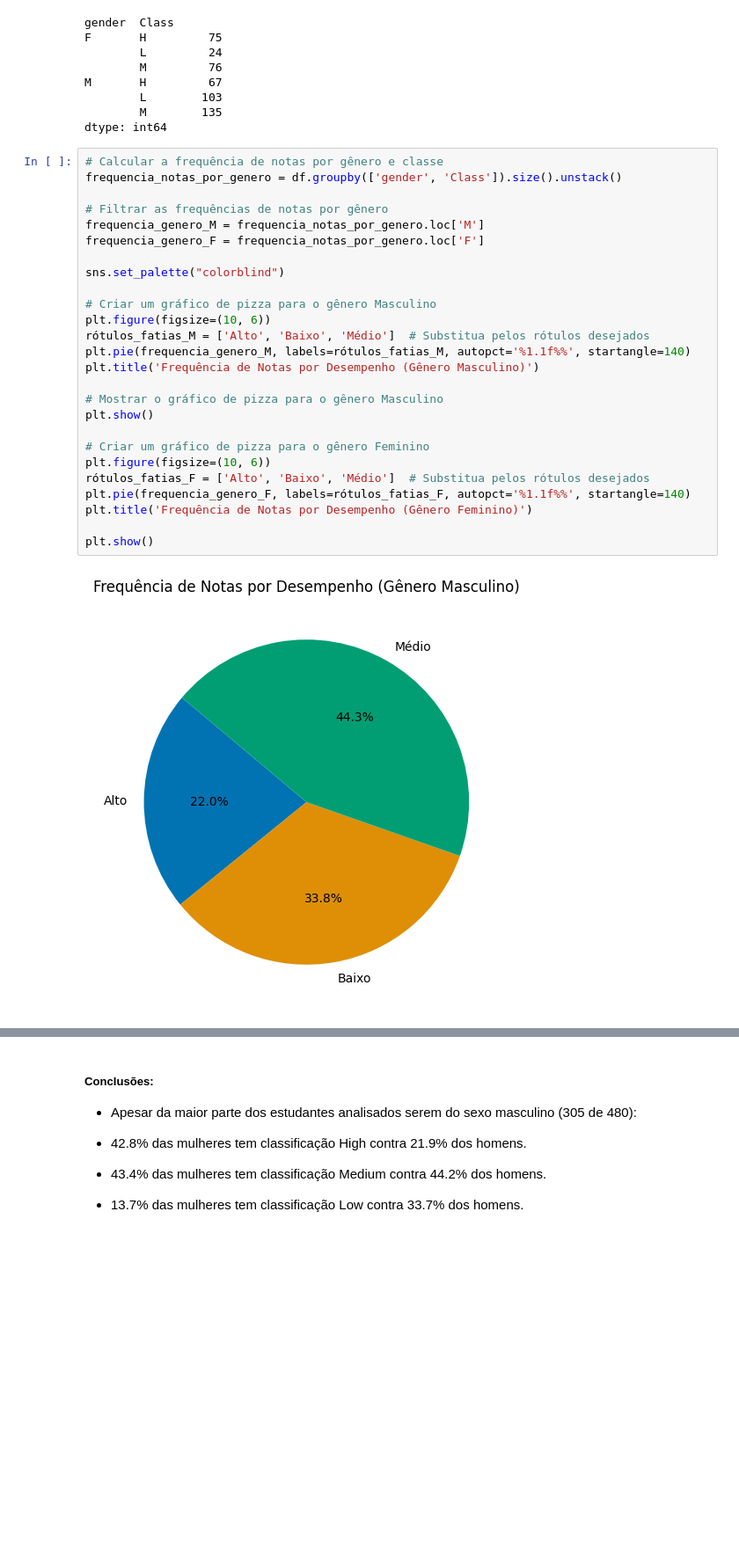
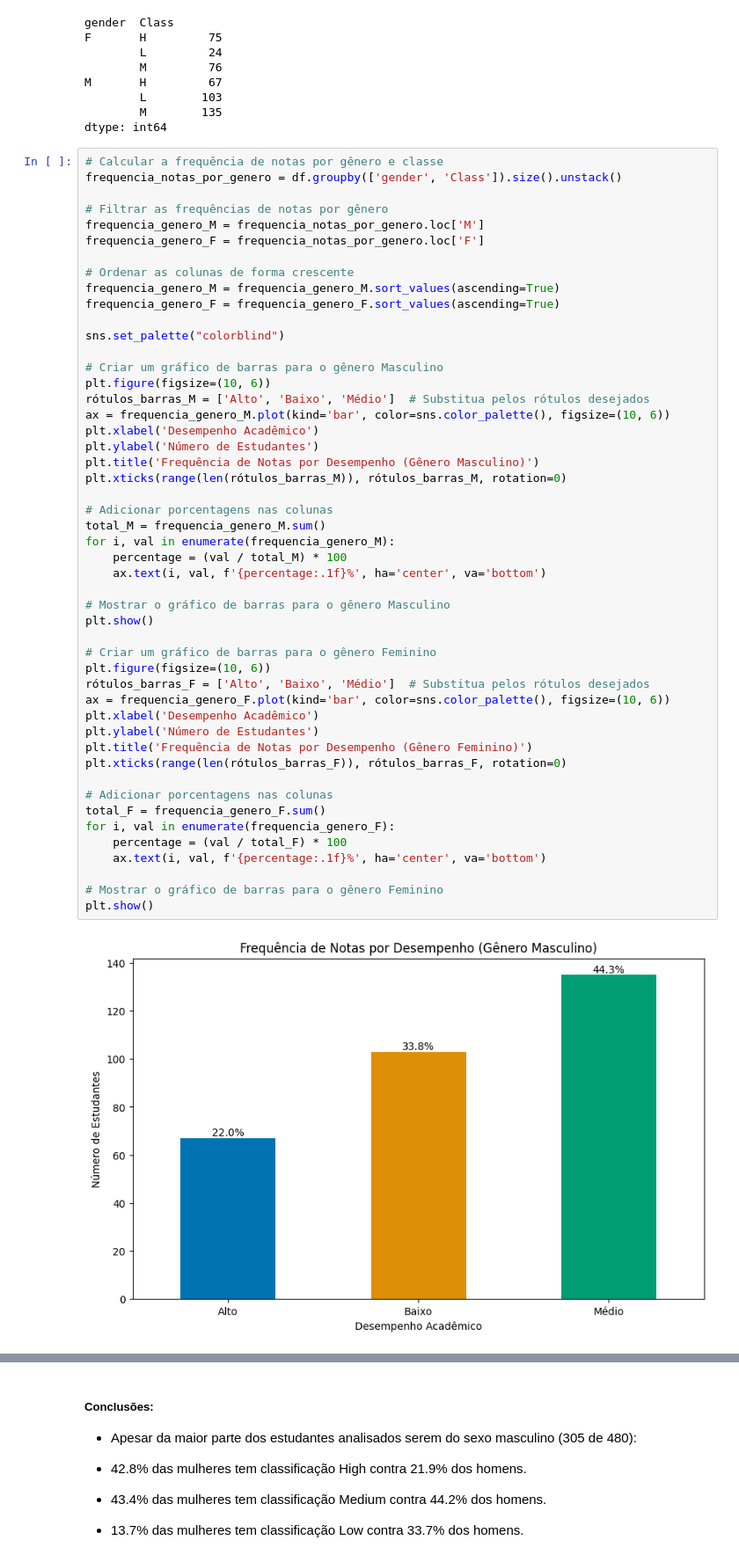
Before and after one commit to leticiaanobre/analise-exploratoria-estudantes, a Jupyter notebook: notebooks/01-exploratory_data_analysis.ipynb, the cells around one changed output, grey strips where cells are left out. Shown at 88% size. Cells and saved outputs as stored; diff of their text form; blank space fills up the shorter version.

```diff
--- a/notebooks/01-exploratory_data_analysis.ipynb
+++ b/notebooks/01-exploratory_data_analysis.ipynb
@@ -161,28 +161,51 @@ dtype: int64
 # %%
 # Calcular a frequência de notas por gênero e classe
 frequencia_notas_por_genero = df.groupby(['gender', 'Class']).size().unstack()
 
 # Filtrar as frequências de notas por gênero
 frequencia_genero_M = frequencia_notas_por_genero.loc['M']
 frequencia_genero_F = frequencia_notas_por_genero.loc['F']
 
+# Ordenar as colunas de forma crescente
+frequencia_genero_M = frequencia_genero_M.sort_values(ascending=True)
+frequencia_genero_F = frequencia_genero_F.sort_values(ascending=True)
+
 sns.set_palette("colorblind")
 
-# Criar um gráfico de pizza para o gênero Masculino
+# Criar um gráfico de barras para o gênero Masculino
 plt.figure(figsize=(10, 6))
-rótulos_fatias_M = ['Alto', 'Baixo', 'Médio']  # Substitua pelos rótulos desejados
-plt.pie(frequencia_genero_M, labels=rótulos_fatias_M, autopct='%1.1f%%', startangle=140)
+rótulos_barras_M = ['Alto', 'Baixo', 'Médio']  # Substitua pelos rótulos desejados
+ax = frequencia_genero_M.plot(kind='bar', color=sns.color_palette(), figsize=(10, 6))
+plt.xlabel('Desempenho Acadêmico')
+plt.ylabel('Número de Estudantes')
 plt.title('Frequência de Notas por Desempenho (Gênero Masculino)')
+plt.xticks(range(len(rótulos_barras_M)), rótulos_barras_M, rotation=0)
 
-# Mostrar o gráfico de pizza para o gênero Masculino
+# Adicionar porcentagens nas colunas
+total_M = frequencia_genero_M.sum()
+for i, val in enumerate(frequencia_genero_M):
+    percentage = (val / total_M) * 100
+    ax.text(i, val, f'{percentage:.1f}%', ha='center', va='bottom')
+
+# Mostrar o gráfico de barras para o gênero Masculino
 plt.show()
 
-# Criar um gráfico de pizza para o gênero Feminino
+# Criar um gráfico de barras para o gênero Feminino
 plt.figure(figsize=(10, 6))
-rótulos_fatias_F = ['Alto', 'Baixo', 'Médio']  # Substitua pelos rótulos desejados
-plt.pie(frequencia_genero_F, labels=rótulos_fatias_F, autopct='%1.1f%%', startangle=140)
+rótulos_barras_F = ['Alto', 'Baixo', 'Médio']  # Substitua pelos rótulos desejados
+ax = frequencia_genero_F.plot(kind='bar', color=sns.color_palette(), figsize=(10, 6))
+plt.xlabel('Desempenho Acadêmico')
+plt.ylabel('Número de Estudantes')
 plt.title('Frequência de Notas por Desempenho (Gênero Feminino)')
+plt.xticks(range(len(rótulos_barras_F)), rótulos_barras_F, rotation=0)
 
+# Adicionar porcentagens nas colunas
+total_F = frequencia_genero_F.sum()
+for i, val in enumerate(frequencia_genero_F):
+    percentage = (val / total_F) * 100
+    ax.text(i, val, f'{percentage:.1f}%', ha='center', va='bottom')
+
+# Mostrar o gráfico de barras para o gênero Feminino
 plt.show()
 # %% [output]
-[figure, old version]
+[figure, new version]
```
Also changed, not shown: parts of 1 cell of this notebook, 5 other files.
